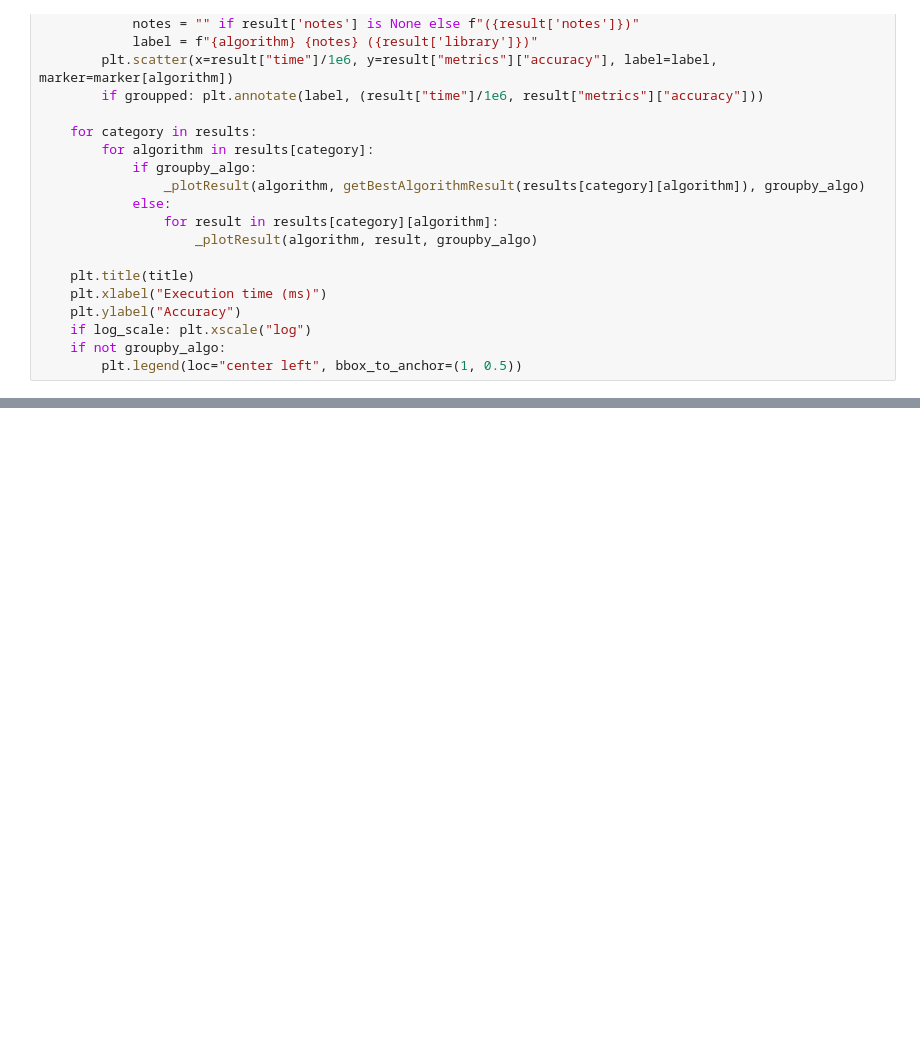
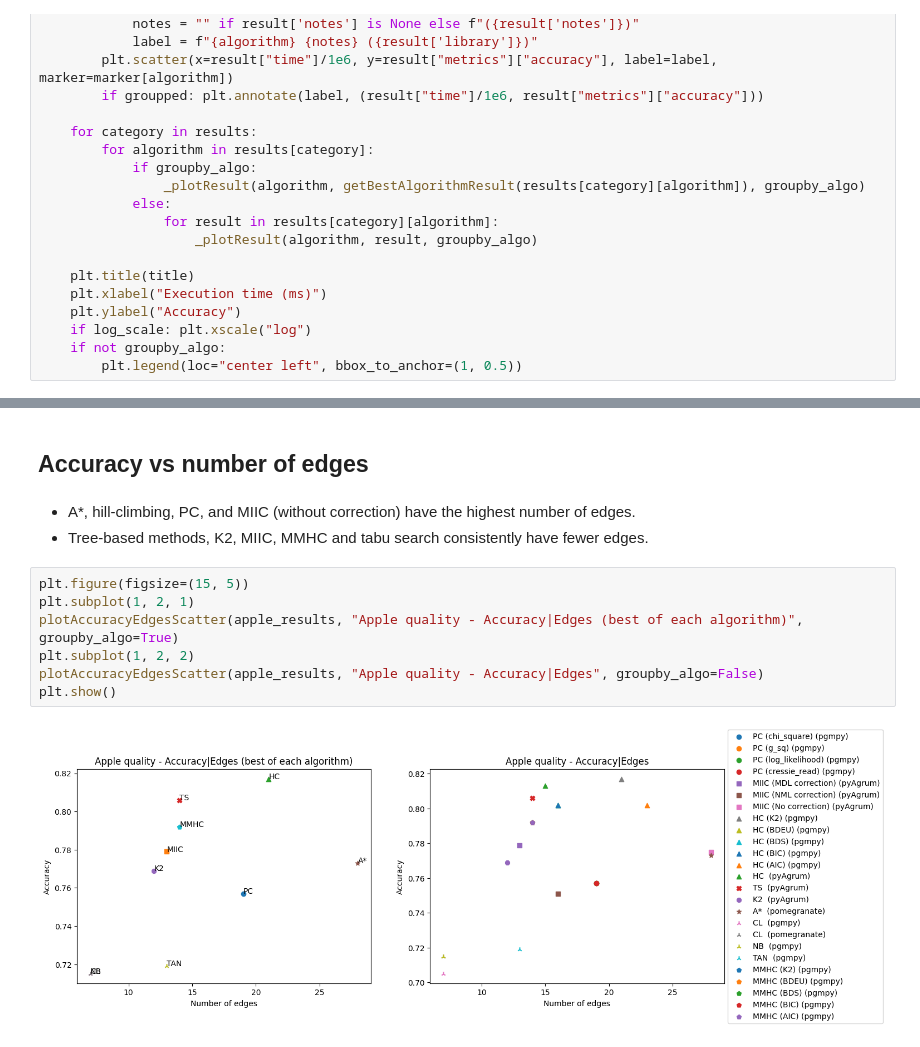
Before and after one commit to NotXia/bn-structure-learning-comparison, a Jupyter notebook: src/plots.ipynb, the cells around one changed output, grey strips where cells are left out. Cells and saved outputs as stored; diff of their text form; blank space fills up the shorter version.

```diff
--- a/src/plots.ipynb
+++ b/src/plots.ipynb
@@ -106,0 +156,14 @@ def plotAccuracyTimeScatter(results, title, groupby_algo=False, log_scale=False)
+# %% [markdown]
+## Accuracy vs number of edges
+# %% [markdown]
+- A*, hill-climbing, PC, and MIIC (without correction) have the highest number of edges.
+- Tree-based methods, K2, MIIC, MMHC and tabu search consistently have fewer edges.
+# %%
+plt.figure(figsize=(15, 5))
+plt.subplot(1, 2, 1)
+plotAccuracyEdgesScatter(apple_results, "Apple quality - Accuracy|Edges (best of each algorithm)", groupby_algo=True)
+plt.subplot(1, 2, 2)
+plotAccuracyEdgesScatter(apple_results, "Apple quality - Accuracy|Edges", groupby_algo=False)
+plt.show()
+# %% [output]
+[figure, added]
```
Also changed, not shown: parts of 18 cells of this notebook.
